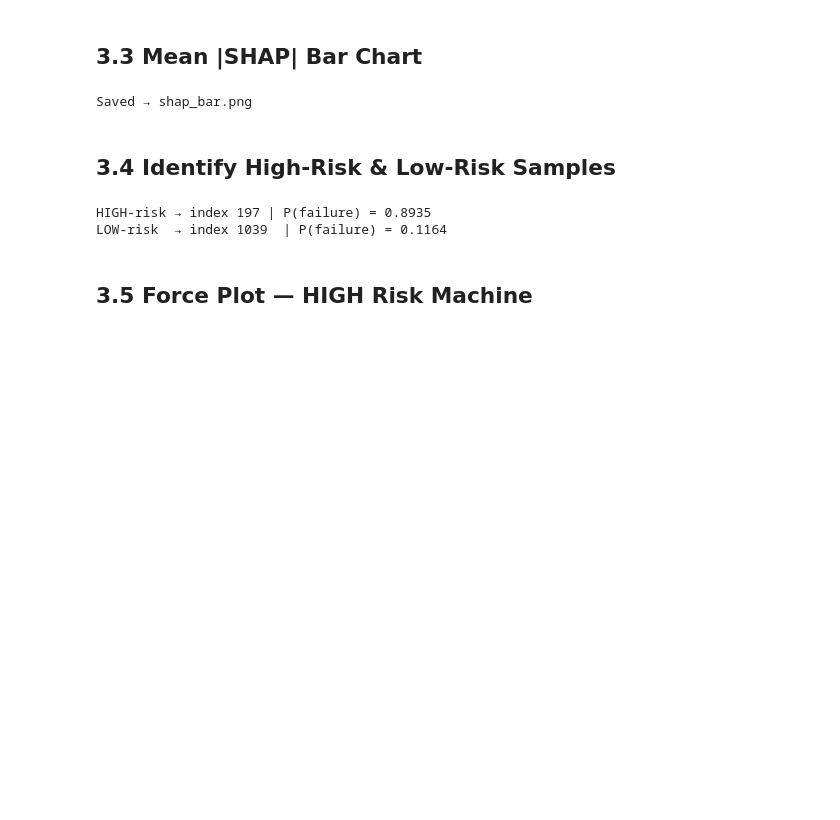
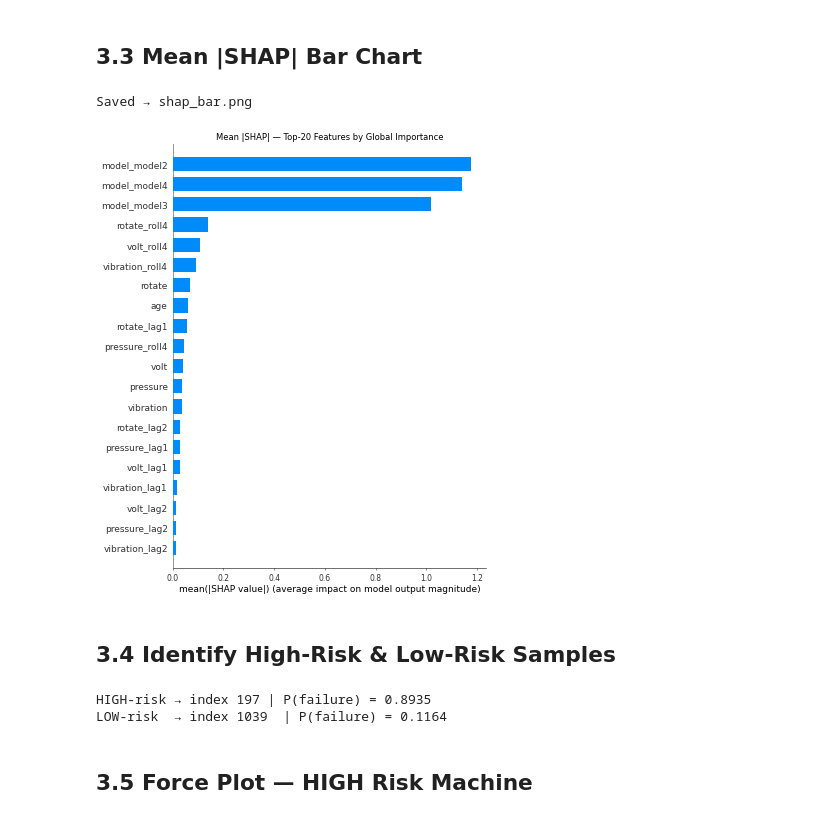
Before and after one commit to sneha-4515/IoT-Predictive-Maintenance-Engine, a Jupyter notebook: Notebooks/FactoryGuard_AI_Week1_to_4.ipynb, the cells around one changed output. Cells and saved outputs as stored; diff of their text form; code cells hidden in the pictures; blank space fills up the shorter version.

```diff
--- a/Notebooks/FactoryGuard_AI_Week1_to_4.ipynb
+++ b/Notebooks/FactoryGuard_AI_Week1_to_4.ipynb
@@ -479,14 +484,17 @@ plt.show()
 # %%
 fig, ax = plt.subplots(figsize=(10,7))
 shap.summary_plot(sv, X_shap, feature_names=FEATURE_COLS,
                   max_display=20, plot_type='bar', show=False)
 plt.title('Mean |SHAP| — Top-20 Features by Global Importance', fontsize=12)
 plt.tight_layout()
-plt.savefig('shap_bar.png', dpi=150, bbox_inches='tight')
+plt.savefig('shap_bar.png', dpi=50, bbox_inches='tight')
 plt.show()
 print('Saved → shap_bar.png')
+from IPython.display import Image, display
+display(Image('shap_bar.png'))
 # %% [output]
 Saved → shap_bar.png
+[figure, added]
 # %% [markdown]
 ## 3.4 Identify High-Risk & Low-Risk Samples
 # %%
```
Also changed, not shown: parts of 12 cells of this notebook.
